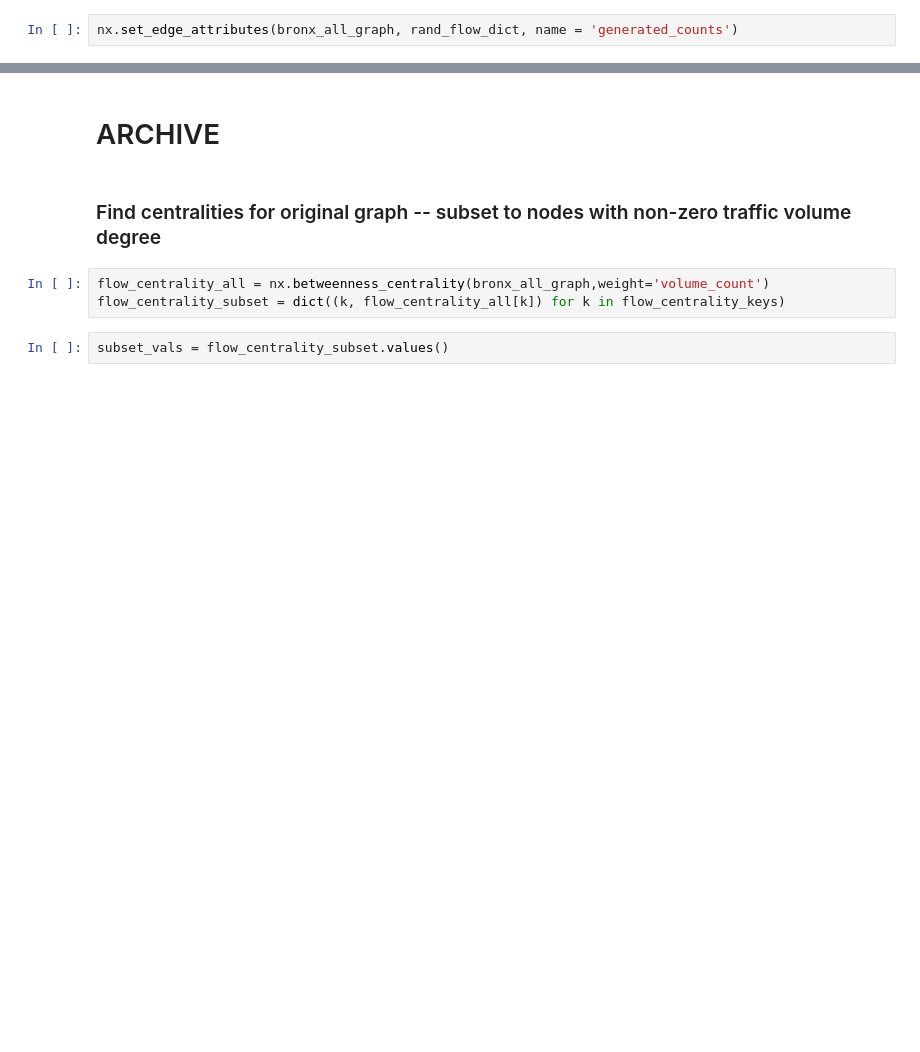
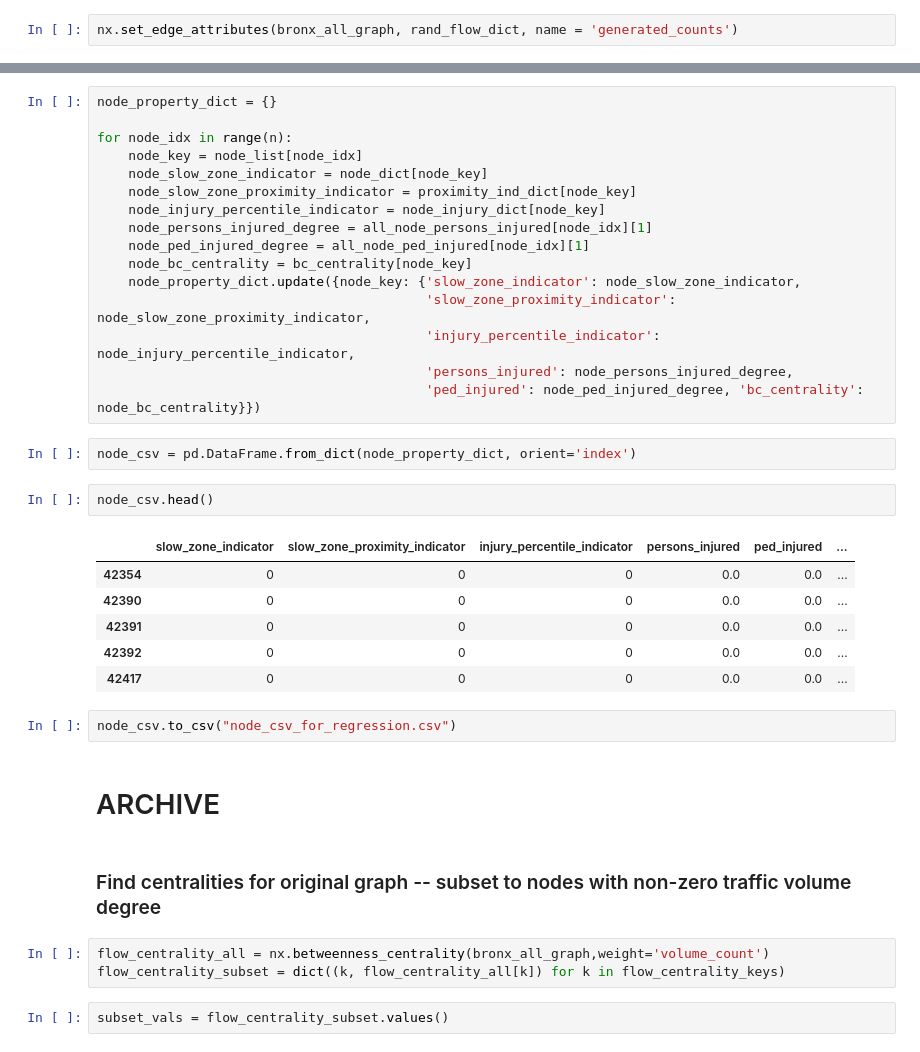
Before and after one commit to galowich/cee345, a Jupyter notebook: network_analysis.ipynb, the cells around one changed output, grey strips where cells are left out. Cells and saved outputs as stored; diff of their text form; blank space fills up the shorter version.

```diff
--- a/network_analysis.ipynb
+++ b/network_analysis.ipynb
@@ -290,3 +359,32 @@ run_time = time.time() - start
+# %%
+node_property_dict = {}
+
+for node_idx in range(n):
+    node_key = node_list[node_idx]
+    node_slow_zone_indicator = node_dict[node_key]
+    node_slow_zone_proximity_indicator = proximity_ind_dict[node_key]
+    node_injury_percentile_indicator = node_injury_dict[node_key]
+    node_persons_injured_degree = all_node_persons_injured[node_idx][1]
+    node_ped_injured_degree = all_node_ped_injured[node_idx][1]
+    node_bc_centrality = bc_centrality[node_key]
+    node_property_dict.update({node_key: {'slow_zone_indicator': node_slow_zone_indicator,
+                                          'slow_zone_proximity_indicator': node_slow_zone_proximity_indicator,
+                                          'injury_percentile_indicator': node_injury_percentile_indicator,
+                                          'persons_injured': node_persons_injured_degree,
+                                          'ped_injured': node_ped_injured_degree, 'bc_centrality': node_bc_centrality}})
+# %%
+node_csv = pd.DataFrame.from_dict(node_property_dict, orient='index')
+# %%
+node_csv.head()
+# %% [output]
+|  | slow_zone_indicator | slow_zone_proximity_indicator | injury_percentile_indicator | persons_injured | ped_injured | ... |
+| 42354 | 0 | 0 | 0 | 0.0 | 0.0 | ... |
+| 42390 | 0 | 0 | 0 | 0.0 | 0.0 | ... |
+| 42391 | 0 | 0 | 0 | 0.0 | 0.0 | ... |
+| 42392 | 0 | 0 | 0 | 0.0 | 0.0 | ... |
+| 42417 | 0 | 0 | 0 | 0.0 | 0.0 | ... |
+# %%
+node_csv.to_csv("node_csv_for_regression.csv")
 # %% [markdown]
 # ARCHIVE
 # %% [markdown]
```
Also changed, not shown: parts of 25 cells of this notebook, 11 other files.
